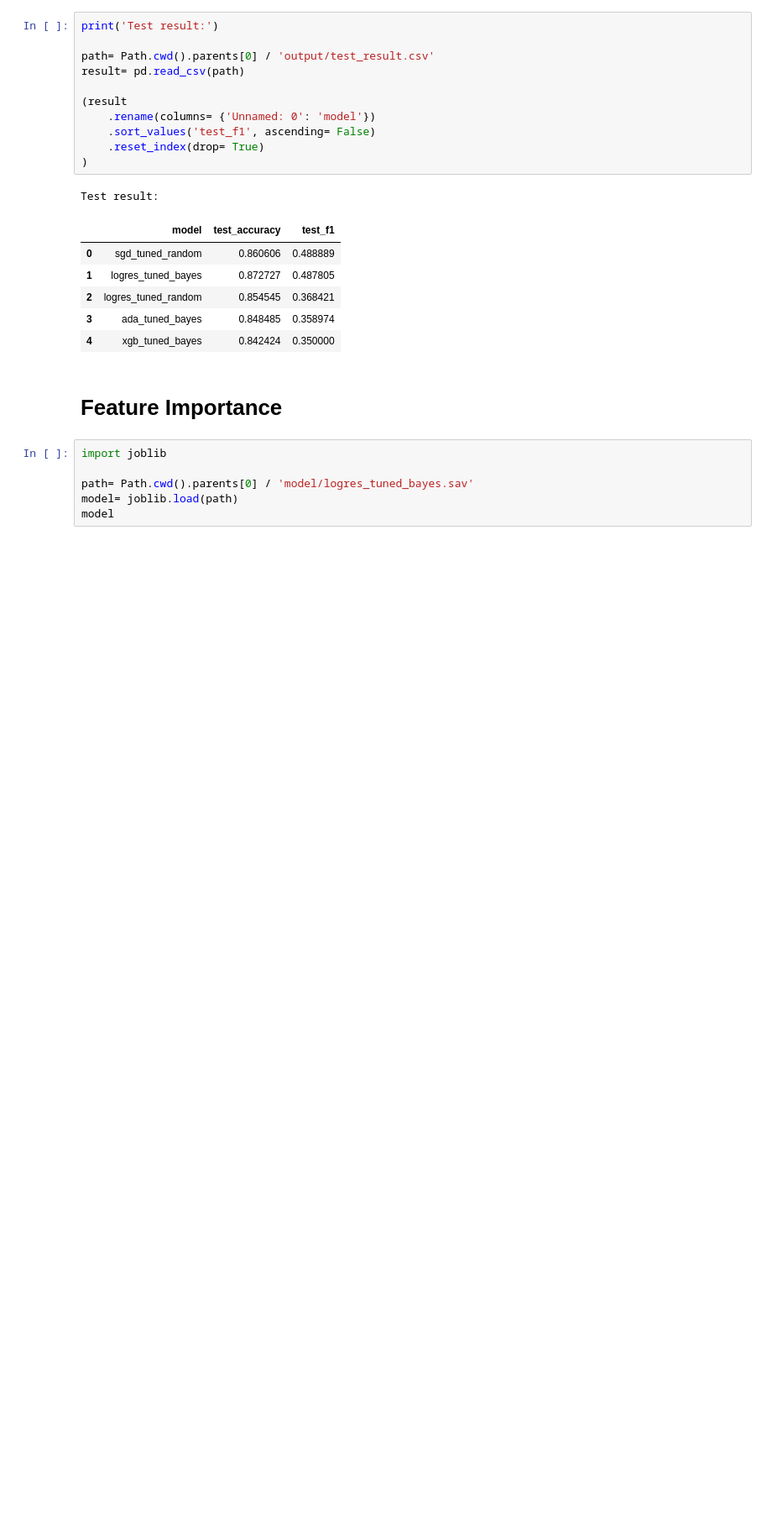
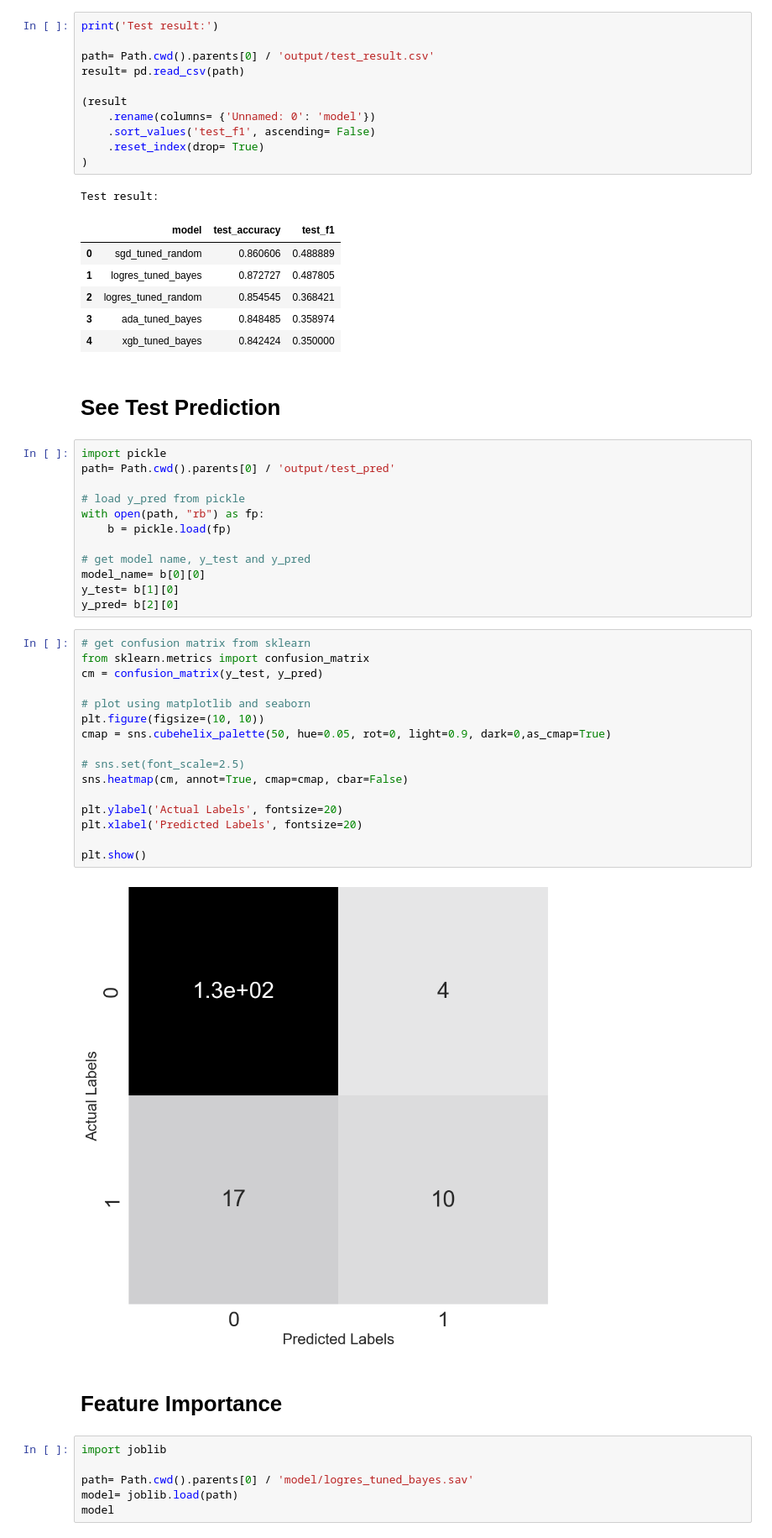
Before and after one commit to danjelito/classification-employee-attrition, a Jupyter notebook: notebook/eda.ipynb, the cells around one changed output. Shown at 84% size. Cells and saved outputs as stored; diff of their text form; blank space fills up the shorter version.

Commit message:
Add confusion matrix.

```diff
--- a/notebook/eda.ipynb
+++ b/notebook/eda.ipynb
@@ -439,6 +439,38 @@ Test result:
 | 2 | logres_tuned_random | 0.854545 | 0.368421 |
 | 3 | ada_tuned_bayes | 0.848485 | 0.358974 |
 | 4 | xgb_tuned_bayes | 0.842424 | 0.350000 |
+# %% [markdown]
+# See Test Prediction
+# %%
+import pickle
+path= Path.cwd().parents[0] / 'output/test_pred'
+
+# load y_pred from pickle
+with open(path, "rb") as fp:
+    b = pickle.load(fp)
+
+# get model name, y_test and y_pred
+model_name= b[0][0]
+y_test= b[1][0]
+y_pred= b[2][0]
+# %%
+# get confusion matrix from sklearn
+from sklearn.metrics import confusion_matrix
+cm = confusion_matrix(y_test, y_pred)
+
+# plot using matplotlib and seaborn
+plt.figure(figsize=(10, 10))
+cmap = sns.cubehelix_palette(50, hue=0.05, rot=0, light=0.9, dark=0,as_cmap=True)
+
+# sns.set(font_scale=2.5)
+sns.heatmap(cm, annot=True, cmap=cmap, cbar=False)
+
+plt.ylabel('Actual Labels', fontsize=20)
+plt.xlabel('Predicted Labels', fontsize=20)
+
+plt.show()
+# %% [output]
+[figure, added]
 # %% [markdown]
 # Feature Importance
 # %%
```
Also changed, not shown: 6 other files.
